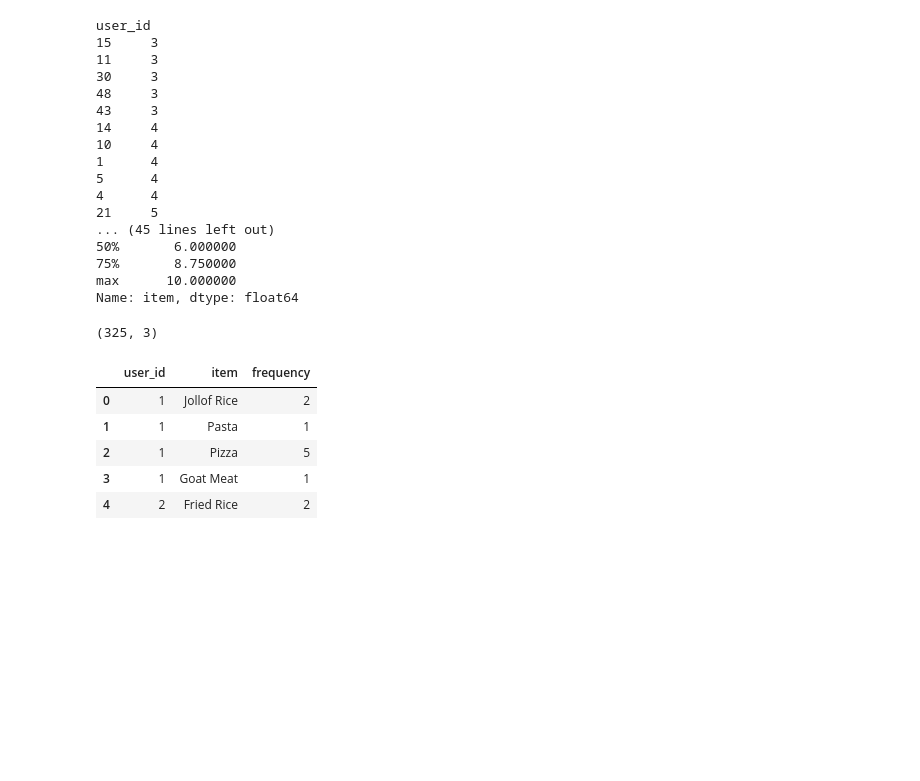
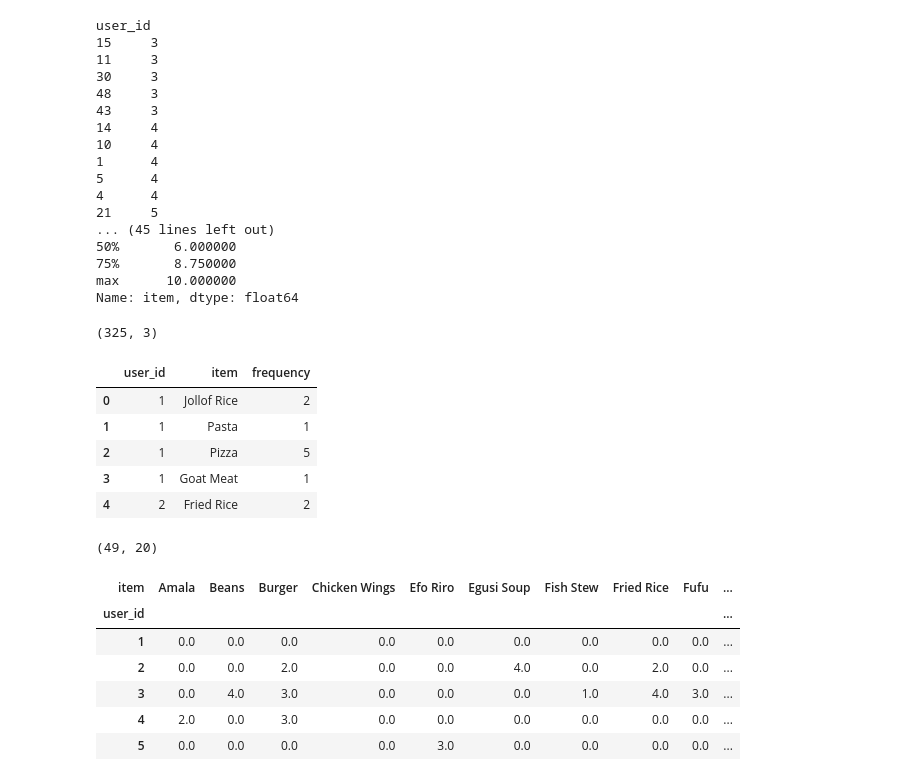
Before and after one commit to sege2023/blockbite, a Jupyter notebook: model/recommender.ipynb, the cells around one changed output. Drawn from its saved outputs; the diff is of its cells as text; code cells hidden in the pictures; blank space fills up the shorter version.

Commit message:
created user matrix

```diff
--- a/model/recommender.ipynb
+++ b/model/recommender.ipynb
@@ -129,3 +129,20 @@ df1_filtered.head()
 | 2 | 1 | Pizza | 5 |
 | 3 | 1 | Goat Meat | 1 |
 | 4 | 2 | Fried Rice | 2 |
+# %%
+def create_user_item_matrix(df):
+    user_item_matrix = df.pivot_table(index='user_id', columns='item', values='frequency', fill_value=0)
+    return user_item_matrix
+# %%
+df_user_item = create_user_item_matrix(df1_filtered)
+print(df_user_item.shape)
+df_user_item.head()
+# %% [output]
+(49, 20)
+| item | Amala | Beans | Burger | Chicken Wings | Efo Riro | Egusi Soup | Fish Stew | Fried Rice | Fufu | ... |
+| user_id |  |  |  |  |  |  |  |  |  | ... |
+| 1 | 0.0 | 0.0 | 0.0 | 0.0 | 0.0 | 0.0 | 0.0 | 0.0 | 0.0 | ... |
+| 2 | 0.0 | 0.0 | 2.0 | 0.0 | 0.0 | 4.0 | 0.0 | 2.0 | 0.0 | ... |
+| 3 | 0.0 | 4.0 | 3.0 | 0.0 | 0.0 | 0.0 | 1.0 | 4.0 | 3.0 | ... |
+| 4 | 2.0 | 0.0 | 3.0 | 0.0 | 0.0 | 0.0 | 0.0 | 0.0 | 0.0 | ... |
+| 5 | 0.0 | 0.0 | 0.0 | 0.0 | 3.0 | 0.0 | 0.0 | 0.0 | 0.0 | ... |
```
Also changed, not shown: parts of 3 cells of this notebook.
